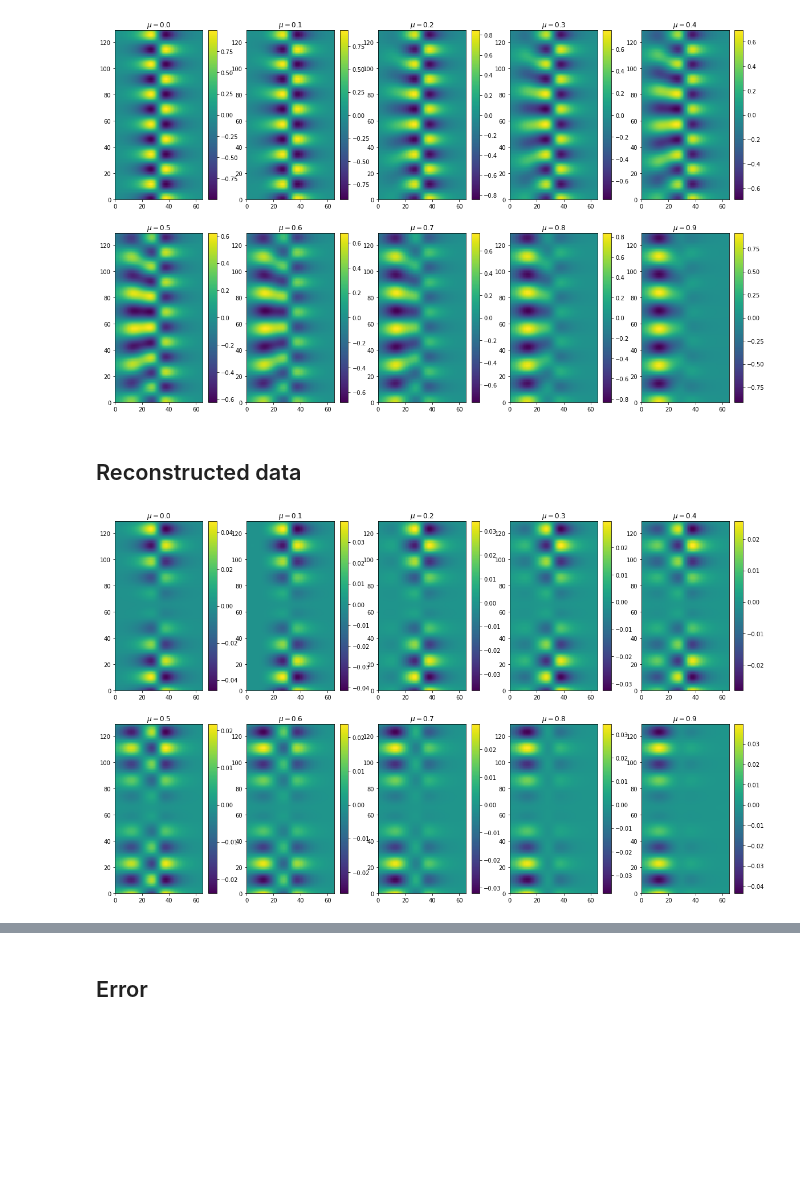
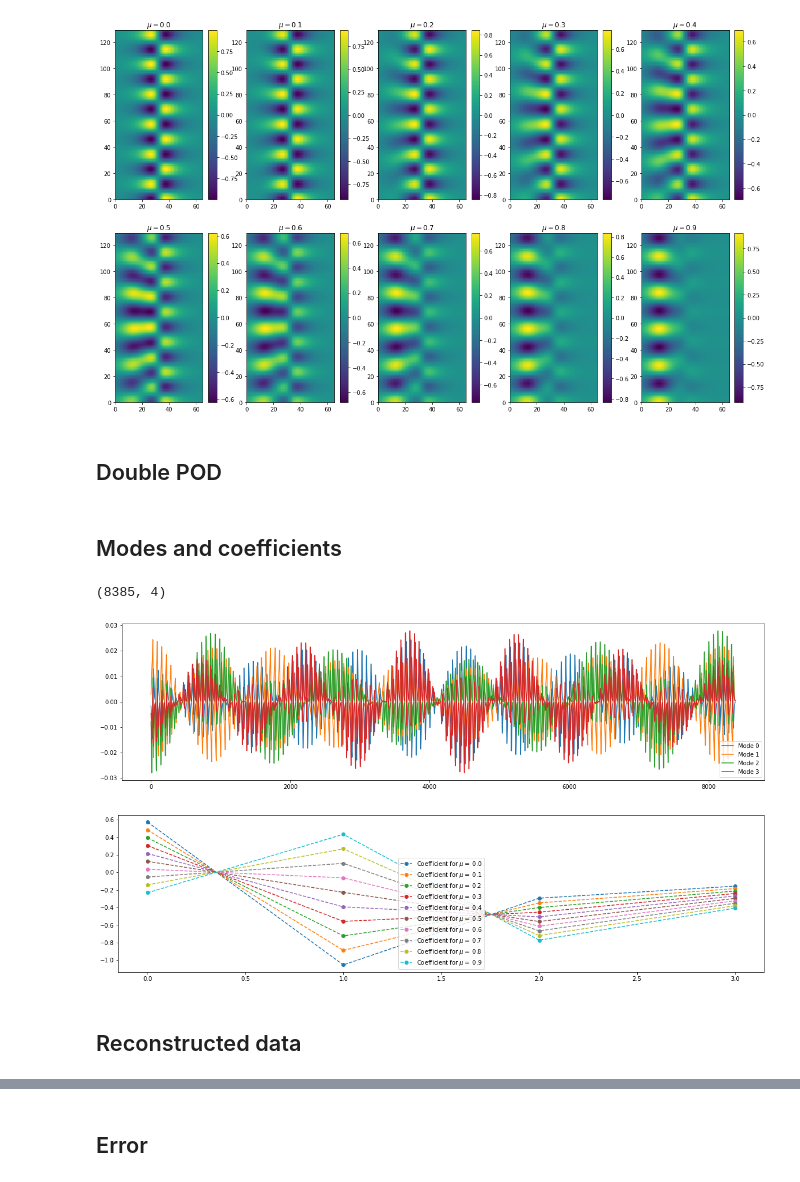
Before and after one commit to fAndreuzzi/EZyRB, a Jupyter notebook: tutorials/double-reduction.ipynb, the cells around one changed output, grey strips where cells are left out. Saved outputs shown, nothing was run; the diff lists cells and outputs as text; code cells hidden in the pictures; blank space fills up the shorter version.

Commit message:
plot modes and coefficients

```diff
--- a/tutorials/double-reduction.ipynb
+++ b/tutorials/double-reduction.ipynb
@@ -48,21 +44,32 @@ plt.show()
 # %% [output]
 [figure]
 # %% [markdown]
-## Reconstructed data
+## Double POD
 # %%
 # to be consistent with dimensions used in Database and ReducedOrderModel
 X = Y.T
 
 stPOD = SpaceTimePOD(tailored=True,spatial_pod_args={'rank':0.99999}, temporal_pod_args={'rank':0.99999})
 coeffs = stPOD.reduce(X)
-reconstructed = stPOD.expand(coeffs)
-
-plt.figure(figsize=(20,12))
-for i in range(reconstructed.shape[2]):
-    plt.subplot(2, 5, i+1)
-    plt.pcolor(reconstructed[:,:,i].real)
-    plt.colorbar()
-    plt.title('$\mu = {}$'.format(mus[i]))
-plt.show()
-# %% [output]
-[figure, removed]
+# %% [markdown]
+## Modes and coefficients
+# %%
+print(stPOD.modes.shape)
+
+plt.figure(figsize=(20,5))
+for idx,mode in enumerate(stPOD.modes.T):
+    plt.plot(mode, label='Mode {}'.format(idx))
+plt.legend()
+plt.show()
+
+plt.figure(figsize=(20,5))
+for idx,cof in enumerate(coeffs.T):
+    plt.plot(cof, '.', linestyle='--', marker='o', label='Coefficient for $\mu=$ {}'.format(mus[idx]))
+plt.legend()
+plt.show()
+# %% [output]
+(8385, 4)
+[figure, added]
+[figure, added]
+# %% [markdown]
+## Reconstructed data
```
Also changed, not shown: parts of 2 cells of this notebook.
